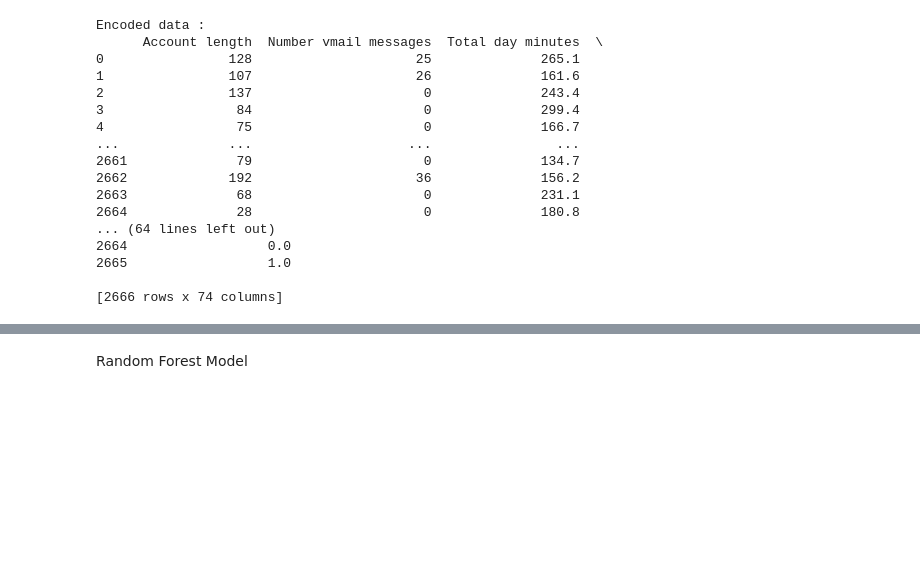
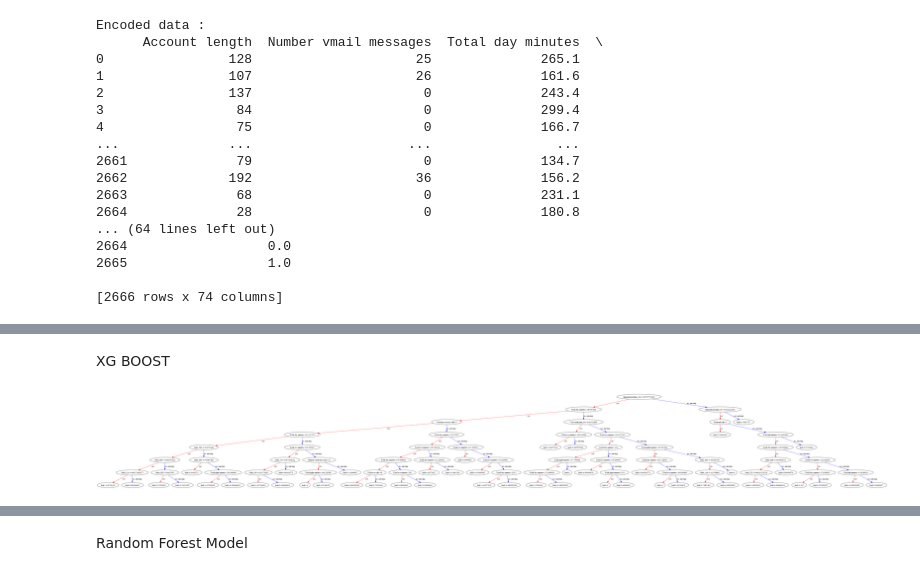
Before and after one commit to chuaqindi/sc1015-miniproject, a Jupyter notebook: All models.ipynb, the cells around one changed output, grey strips where cells are left out. Cells and saved outputs as stored; diff of their text form; code cells hidden in the pictures; blank space fills up the shorter version.

```diff
--- a/All models.ipynb
+++ b/All models.ipynb
@@ -221,0 +277,2 @@ Encoded data :
+# %% [markdown]
+XG BOOST
@@ -221,0 +289,7 @@ Encoded data :
+# %%
+#xgboost tree visualization
+xgbtree(xgb)
+fig = plt.gcf()
+fig.set_size_inches(150, 100)
+# %% [output]
+[figure, added]
```
Also changed, not shown: parts of 89 cells of this notebook.
